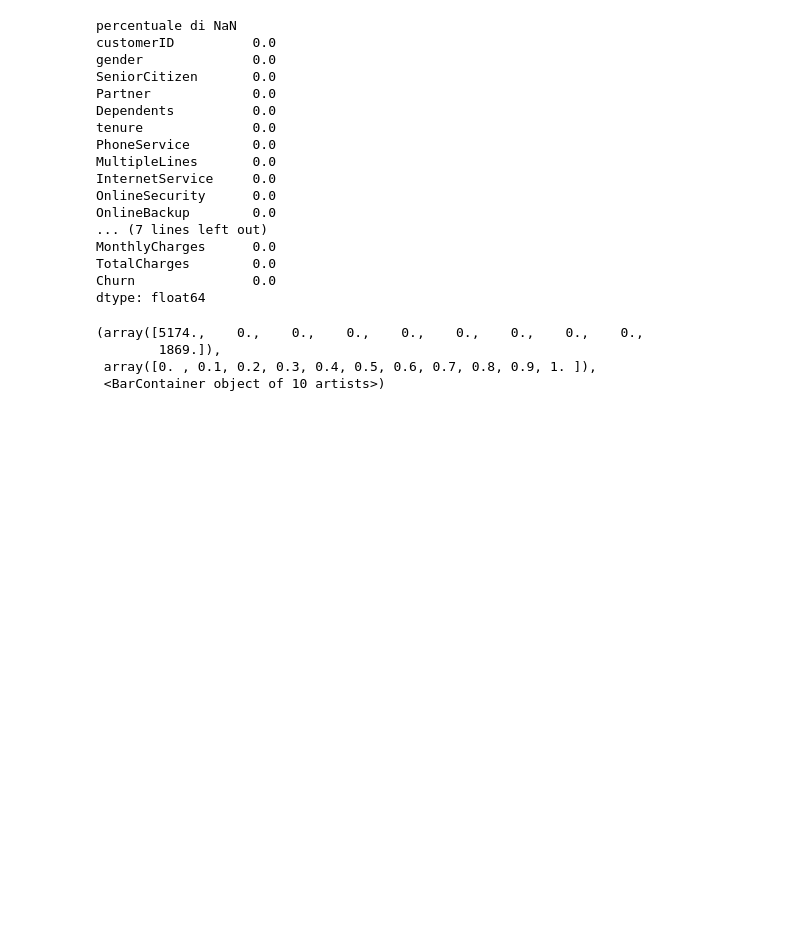
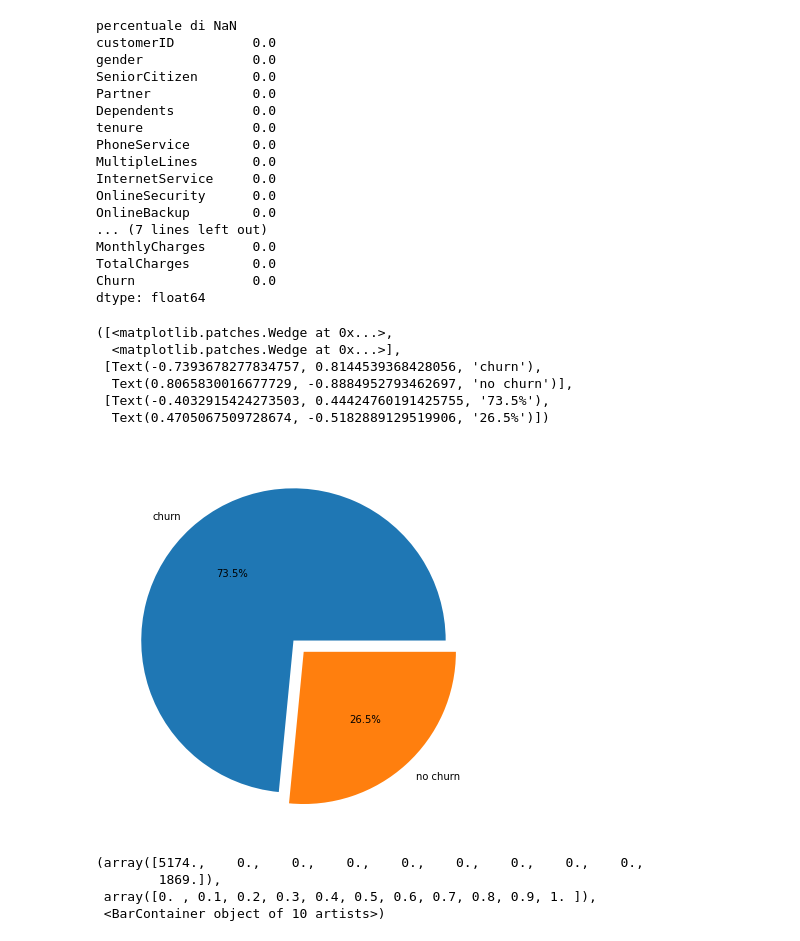
Before and after one commit to LucaCavioni/UFS-04_CHURN-Analisis, a Jupyter notebook: notebook/MS_Esplorazione_Dataset.ipynb, the cells around one changed output. Drawn from its saved outputs; the diff is of its cells as text; code cells hidden in the pictures; blank space fills up the shorter version.

```diff
--- a/notebook/MS_Esplorazione_Dataset.ipynb
+++ b/notebook/MS_Esplorazione_Dataset.ipynb
@@ -72,6 +72,17 @@ MonthlyCharges      0.0
 TotalCharges        0.0
 Churn               0.0
 dtype: float64
+# %%
+# df.Churn.groupby(df.Churn).count()
+plt.pie(df.Churn.groupby(df.Churn).count(),explode=(0,0.1),labels=['churn','no churn'],autopct='%1.1f%%')
+# %% [output]
+([<matplotlib.patches.Wedge at 0x...>,
+  <matplotlib.patches.Wedge at 0x...>],
+ [Text(-0.7393678277834757, 0.8144539368428056, 'churn'),
+  Text(0.8065830016677729, -0.8884952793462697, 'no churn')],
+ [Text(-0.4032915424273503, 0.44424760191425755, '73.5%'),
+  Text(0.4705067509728674, -0.5182889129519906, '26.5%')])
+[figure, added]
 # %%
 # clienti che hanno disdetto nell'ultimo mese
 plt.hist(df.Churn)
```
Also changed, not shown: parts of 8 cells of this notebook, 1 other file.
